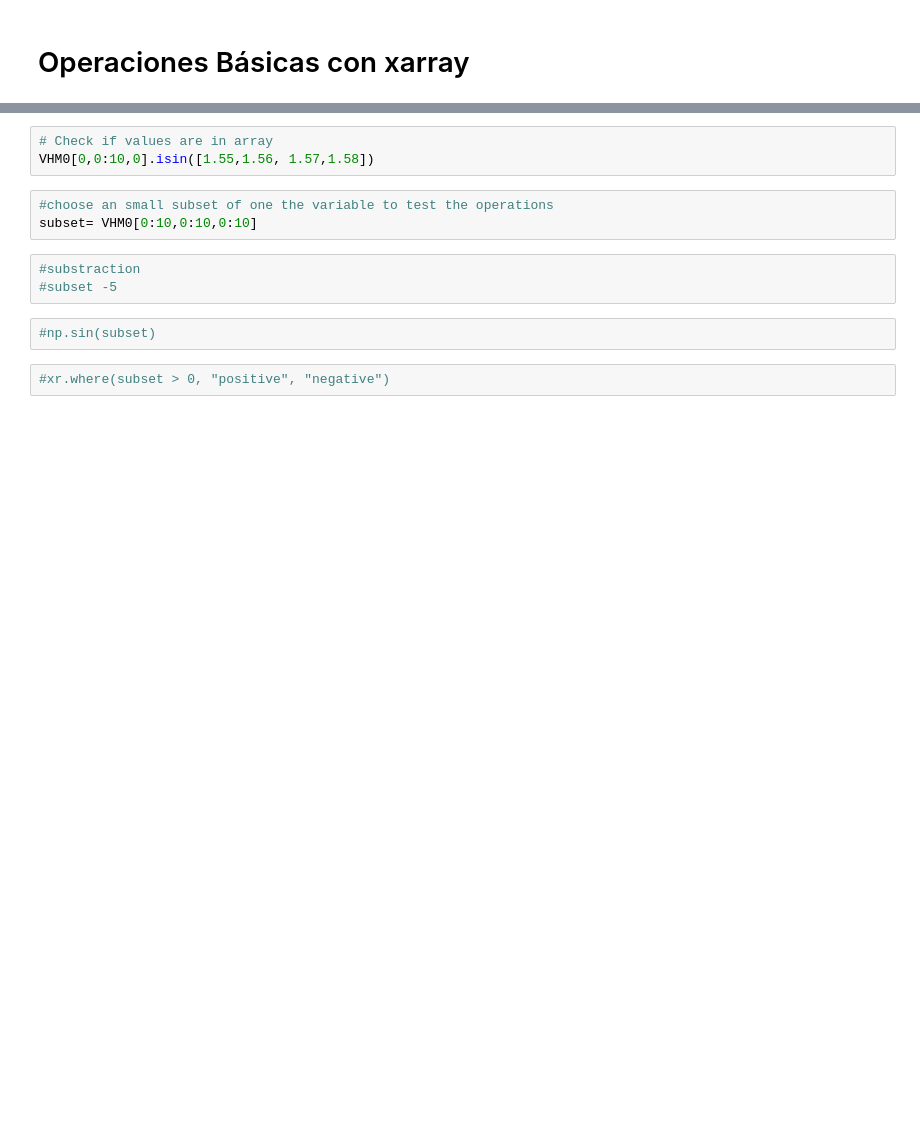
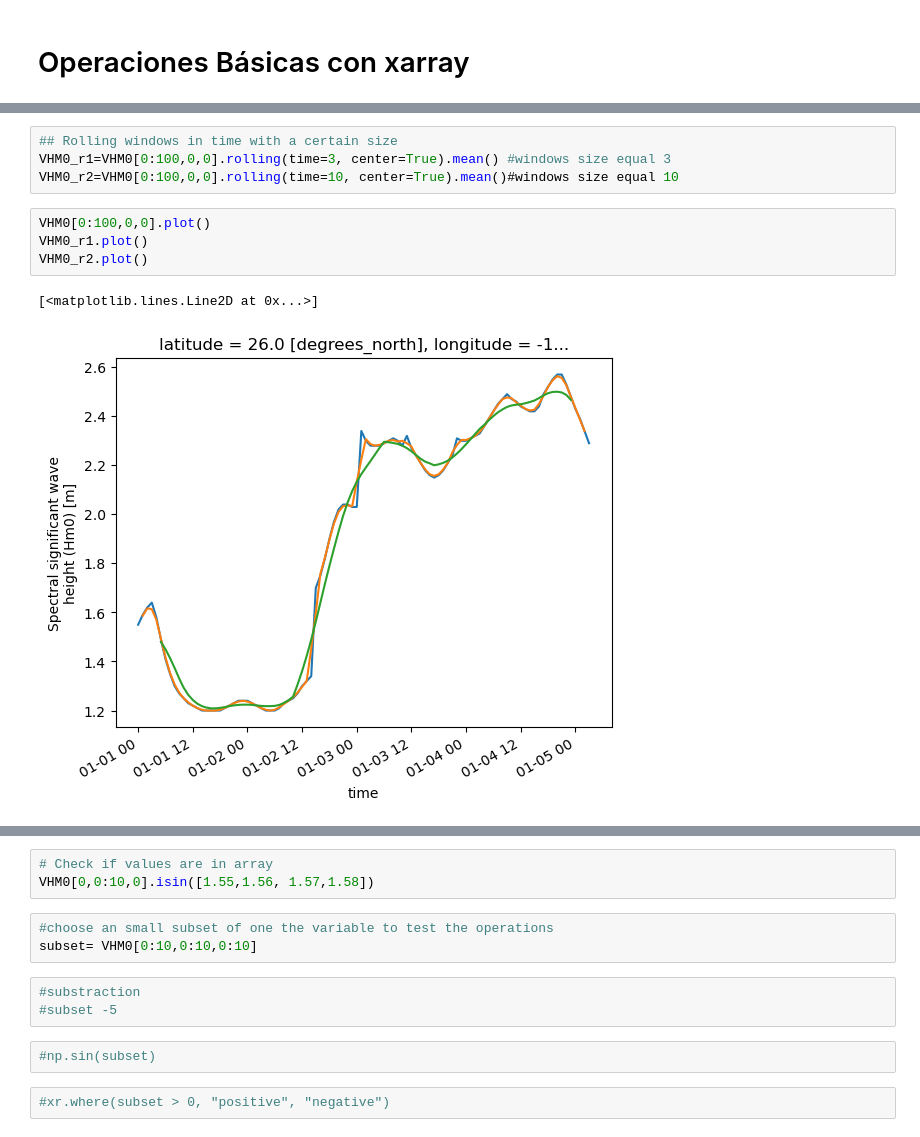
Before and after one commit to aturlione/curso_opendap_xarray, a Jupyter notebook: opendap_xarray.ipynb, the cells around one changed output, grey strips where cells are left out. Saved outputs shown, nothing was run; the diff lists cells and outputs as text; blank space fills up the shorter version.

```diff
--- a/opendap_xarray.ipynb
+++ b/opendap_xarray.ipynb
@@ -130,0 +168,11 @@ Interpolation,...,Resample, Rolling, Coarsen https://earth-env-data-science.gith
+# %%
+## Rolling windows in time with a certain size
+VHM0_r1=VHM0[0:100,0,0].rolling(time=3, center=True).mean() #windows size equal 3
+VHM0_r2=VHM0[0:100,0,0].rolling(time=10, center=True).mean()#windows size equal 10
+# %%
+VHM0[0:100,0,0].plot()
+VHM0_r1.plot()
+VHM0_r2.plot()
+# %% [output]
+[<matplotlib.lines.Line2D at 0x...>]
+[figure, added]
```
Also changed, not shown: parts of 38 cells of this notebook.
